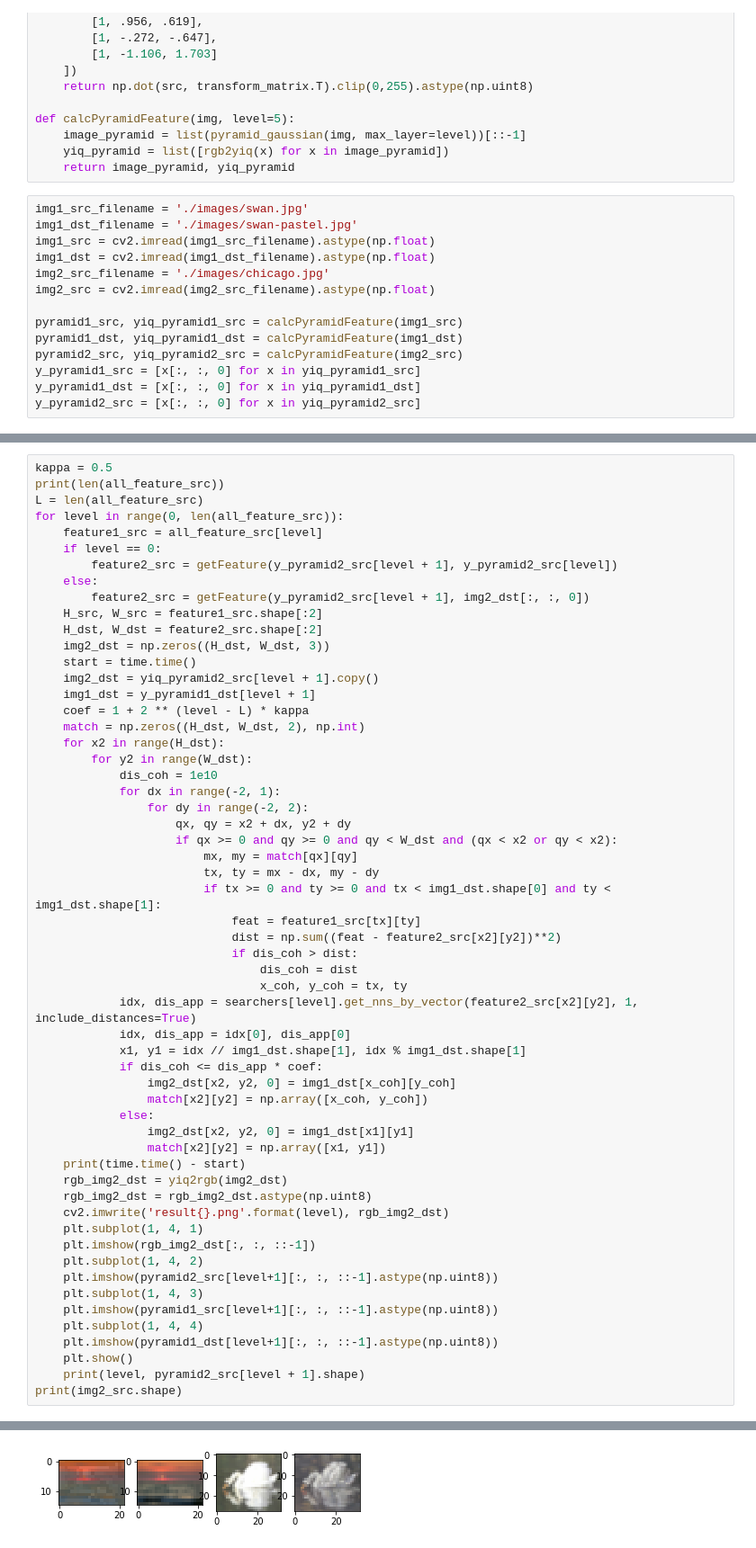
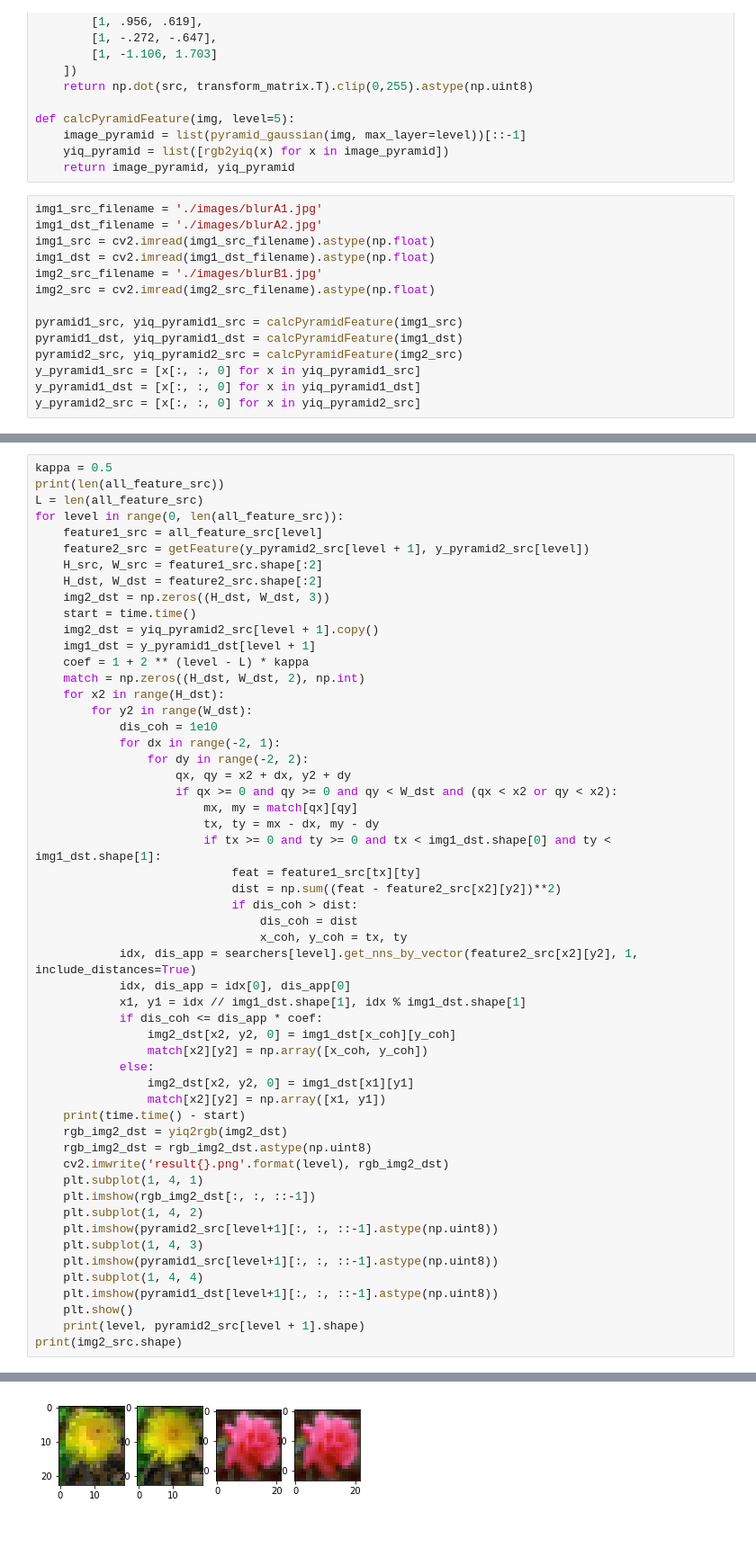
Before and after one commit to ydc123/Image-Analogies, a Jupyter notebook: main.ipynb, the cells around one changed output, grey strips where cells are left out. Shown at 90% size. Cells and saved outputs as stored; diff of their text form.

```diff
--- a/main.ipynb
+++ b/main.ipynb
@@ -27,11 +27,11 @@ def calcPyramidFeature(img, level=5):
     yiq_pyramid = list([rgb2yiq(x) for x in image_pyramid])
     return image_pyramid, yiq_pyramid
 # %%
-img1_src_filename = './images/swan.jpg'
-img1_dst_filename = './images/swan-pastel.jpg'
+img1_src_filename = './images/blurA1.jpg'
+img1_dst_filename = './images/blurA2.jpg'
 img1_src = cv2.imread(img1_src_filename).astype(np.float)
 img1_dst = cv2.imread(img1_dst_filename).astype(np.float)
-img2_src_filename = './images/chicago.jpg'
+img2_src_filename = './images/blurB1.jpg'
 img2_src = cv2.imread(img2_src_filename).astype(np.float)
 
 pyramid1_src, yiq_pyramid1_src = calcPyramidFeature(img1_src)
@@ -99,10 +99,7 @@ print(len(all_feature_src))
 L = len(all_feature_src)
 for level in range(0, len(all_feature_src)):
     feature1_src = all_feature_src[level]
-    if level == 0:
-        feature2_src = getFeature(y_pyramid2_src[level + 1], y_pyramid2_src[level])
-    else:
-        feature2_src = getFeature(y_pyramid2_src[level + 1], img2_dst[:, :, 0])
+    feature2_src = getFeature(y_pyramid2_src[level + 1], y_pyramid2_src[level])
     H_src, W_src = feature1_src.shape[:2]
     H_dst, W_dst = feature2_src.shape[:2]
     img2_dst = np.zeros((H_dst, W_dst, 3))
@@ -156 +153 @@ print(img2_src.shape)
-[figure, old version]
+[figure, new version]
```
Also changed, not shown: parts of 3 cells of this notebook, 5 other files.
